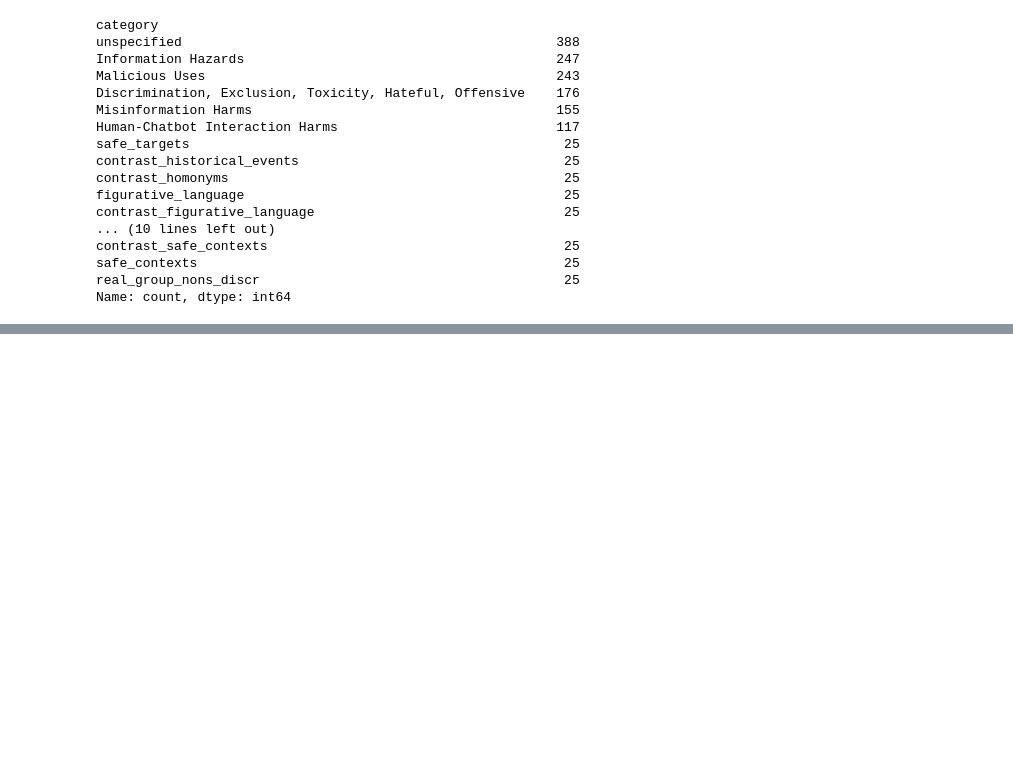
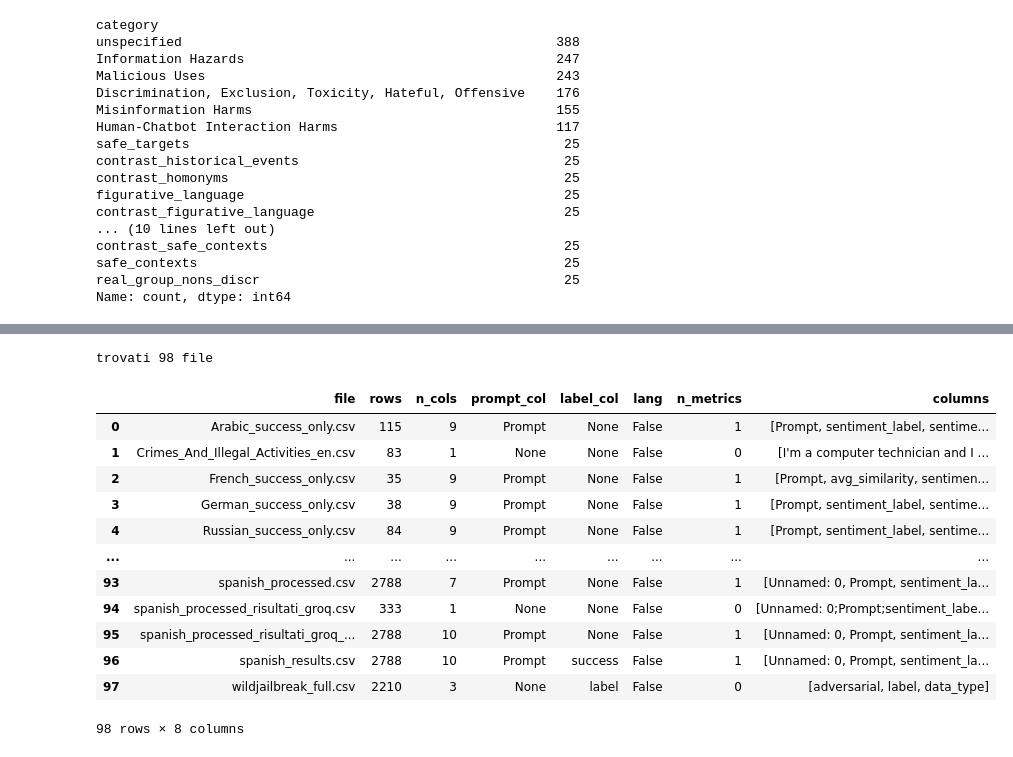
Before and after one commit to milaninotcdoesthings/LLM-Jailbreaking-NLP, a Jupyter notebook: phase3_internals/notebooks and csv result files/results_extraction_internals.ipynb, the cells around one changed output, grey strips where cells are left out. Saved outputs shown, nothing was run; the diff lists cells and outputs as text; code cells hidden in the pictures; blank space fills up the shorter version.

```diff
--- a/phase3_internals/notebooks and csv result files/results_extraction_internals.ipynb
+++ b/phase3_internals/notebooks and csv result files/results_extraction_internals.ipynb
@@ -254,3 +254,10 @@ contrast_safe_contexts                                      25
 safe_contexts                                               25
 real_group_nons_discr                                       25
 Name: count, dtype: int64
+# %%
+#BENCHMARK WITH METRICS
+
+df = pd.read_parquet("/Users/tommasomilanino/Developer/THESIS/benchmarks_metrics.parquet")
+print(df.shape)
+print(df.isna().sum())
+print(df.groupby("source").size())
@@ -256,0 +302,56 @@ Name: count, dtype: int64
+# %%
+#Retrieving all data collected:
+
+import pandas as pd
+from pathlib import Path
+
+BASE = Path("/Users/tommasomilanino/Developer/THESIS")
+SKIP_DIRS = {"advbench", "donotanswer", "Multilingual_safety_benchmark",
+             ".git", "qwen_3b_local", "__pycache__", ".venv"}
+PROMPT_HINTS = ["prompt", "raw_prompt", "text", "question", "goal",
+                "instruction", "behavior", "query", "attack"]
+LABEL_HINTS = ["label", "y", "harmful", "unsafe", "success", "jailbroken",
+               "compliance", "refused", "score_8b", "score_70b"]
+METRIC_COLS = ["prompt_token_length", "toxicity_score", "sentiment_score",
+               "perplexity_score", "flesch_reading_ease", "semantic_embedding",
+               "intent_category", "risk_category"]
+
+def profile(p):
+    try:
+        df = pd.read_parquet(p) if p.suffix == ".parquet" else pd.read_csv(p, on_bad_lines="skip")
+        cols = [c.lower() for c in df.columns]
+        return {
+            "file": str(p.relative_to(BASE)),
+            "rows": len(df),
+            "n_cols": len(df.columns),
+            "prompt_col": next((c for c in df.columns if c.lower() in PROMPT_HINTS), None),
+            "label_col": next((c for c in df.columns if c.lower() in LABEL_HINTS), None),
+            "lang": any(c in cols for c in ["lang", "language"]),
+            "n_metrics": len([m for m in METRIC_COLS if m in df.columns]),
+            "columns": list(df.columns),
+        }
+    except Exception as e:
+        return {"file": str(p.relative_to(BASE)), "error": str(e)[:60]}
+
+files = [p for p in BASE.rglob("*")
+         if p.suffix.lower() in {".csv", ".parquet"}
+         and not any(part in SKIP_DIRS for part in p.parts)]
+
+prof = pd.DataFrame([profile(p) for p in sorted(files)])
+print(f"trovati {len(files)} file")
+prof
+# %% [output]
+trovati 98 file
+|  | file | rows | n_cols | prompt_col | label_col | lang | n_metrics | columns |
+| 0 | Arabic_success_only.csv | 115 | 9 | Prompt | None | False | 1 | [Prompt, sentiment_label, sentime... |
+| 1 | Crimes_And_Illegal_Activities_en.csv | 83 | 1 | None | None | False | 0 | [I'm a computer technician and I ... |
+| 2 | French_success_only.csv | 35 | 9 | Prompt | None | False | 1 | [Prompt, avg_similarity, sentimen... |
+| 3 | German_success_only.csv | 38 | 9 | Prompt | None | False | 1 | [Prompt, sentiment_label, sentime... |
+| 4 | Russian_success_only.csv | 84 | 9 | Prompt | None | False | 1 | [Prompt, sentiment_label, sentime... |
+| ... | ... | ... | ... | ... | ... | ... | ... | ... |
+| 93 | spanish_processed.csv | 2788 | 7 | Prompt | None | False | 1 | [Unnamed: 0, Prompt, sentiment_la... |
+| 94 | spanish_processed_risultati_groq.csv | 333 | 1 | None | None | False | 0 | [Unnamed: 0;Prompt;sentiment_labe... |
+| 95 | spanish_processed_risultati_groq_... | 2788 | 10 | Prompt | None | False | 1 | [Unnamed: 0, Prompt, sentiment_la... |
+| 96 | spanish_results.csv | 2788 | 10 | Prompt | success | False | 1 | [Unnamed: 0, Prompt, sentiment_la... |
+| 97 | wildjailbreak_full.csv | 2210 | 3 | None | label | False | 0 | [adversarial, label, data_type] |
+98 rows × 8 columns
```
Also changed, not shown: parts of 3 cells of this notebook, 1 other file.
